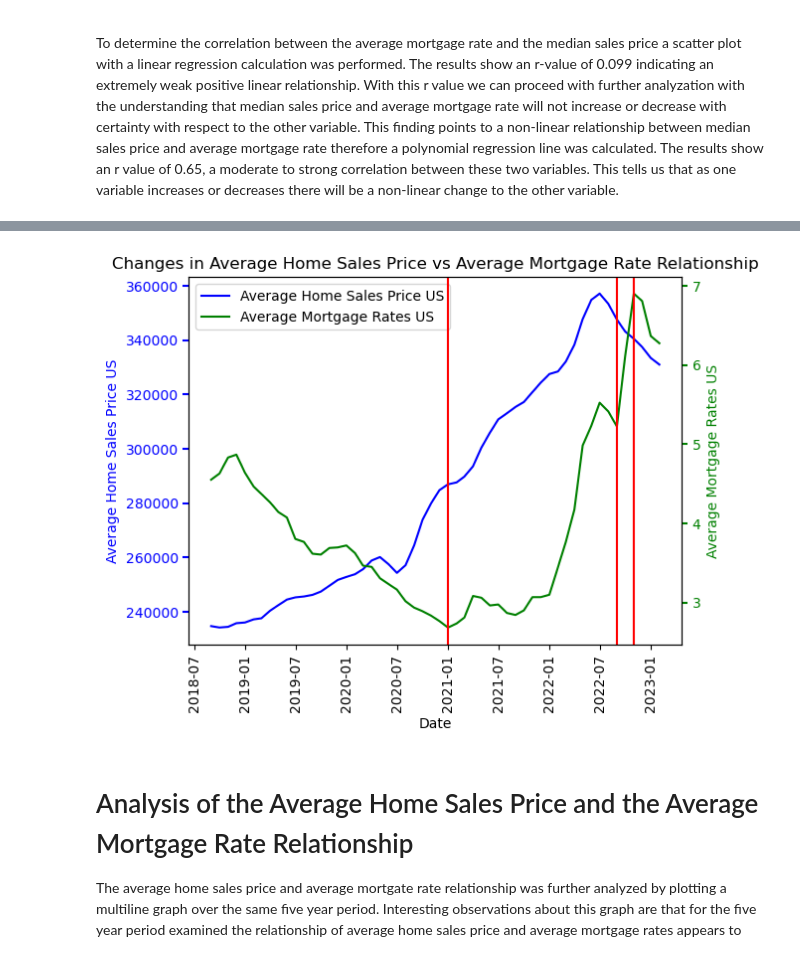
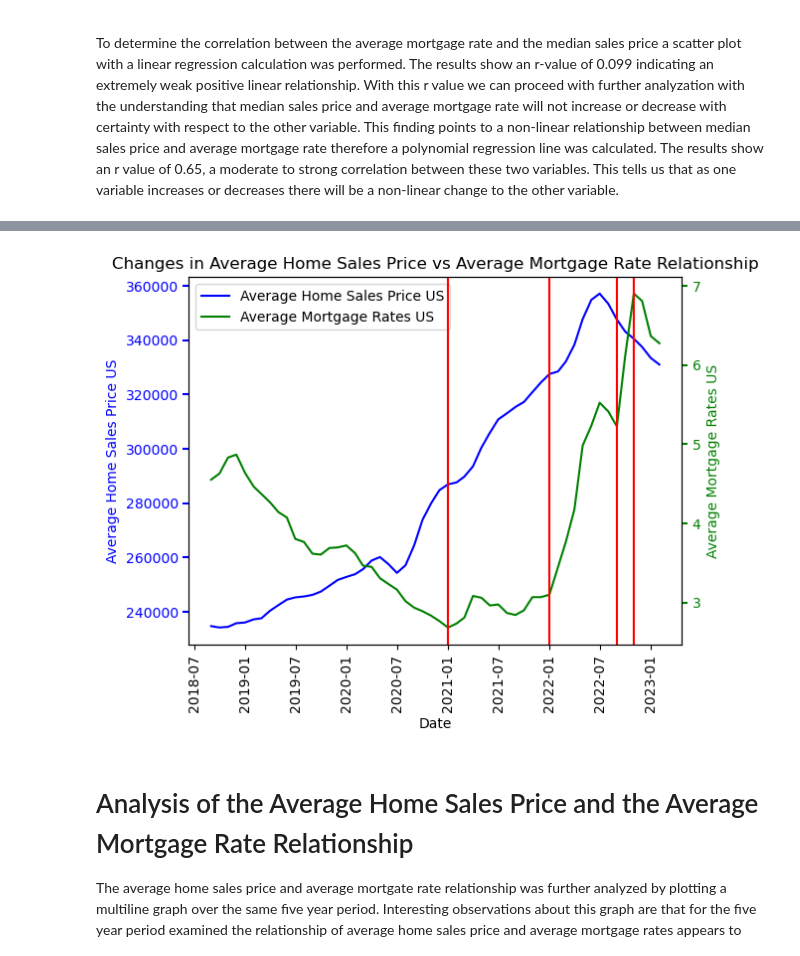
Before and after one commit to ceramicbull/Project-1-Repo, a Jupyter notebook: Group Project One Notebook.ipynb, the cells around one changed output, grey strips where cells are left out. Cells and saved outputs as stored; diff of their text form; code cells hidden in the pictures.

```diff
--- a/Group Project One Notebook.ipynb
+++ b/Group Project One Notebook.ipynb
@@ -741,35 +741,36 @@ fig, ax = plt.subplots()
 twin1 = ax.twinx()
 
 sales_price_plot, = ax.plot(date_2, average_sales_price_us, color="blue", label="Average Home Sales Price US")
 mortgage_rate_plot, = twin1.plot(date_2, average_mortgage_rate_us, color="green", label="Average Mortgage Rates US")
 
 #set tick labels, colors, rotation
 for tick in ax.get_xticklabels():
     tick.set_rotation(90)
 
 tkw = dict(size=4, width=1.5)
 ax.tick_params(axis='y', colors=sales_price_plot.get_color(), **tkw)
 twin1.tick_params(axis='y', colors=mortgage_rate_plot.get_color(), **tkw)
 
 ax.yaxis.label.set_color(sales_price_plot.get_color())
 twin1.yaxis.label.set_color(mortgage_rate_plot.get_color())
 
 #set labels
 ax.set_xlabel('Date')
 ax.set_ylabel('Average Home Sales Price US')
 twin1.set_ylabel("Average Mortgage Rates US")
 ax.legend(handles = [sales_price_plot, mortgage_rate_plot])
 #plot vlines at points where relationship changes
 plt.axvline(pd.Timestamp('2021-01-01'),color='r')
+plt.axvline(pd.Timestamp('2022-01-01'),color='r')
 plt.axvline(pd.Timestamp('2022-09-01'),color='r')
 plt.axvline(pd.Timestamp('2022-11-01'),color='r')
 # Save the figure
-#plt.savefig("ChangeRelationshipSalesPricevsMortRate.png")
+#plt.savefig("cp_ChangeRelationshipSalesPricevsMortRate.png")
 plt.title("Changes in Average Home Sales Price vs Average Mortgage Rate Relationship")
 #show plot
 plt.show()
 # %% [output]
-[figure, old version]
+[figure, new version]
 # %% [markdown]
 # Analysis of the Average Home Sales Price and the Average Mortgage Rate Relationship
 The average home sales price and average mortgate rate relationship was further analyzed by plotting a multiline graph over the same five year period. Interesting observations about this graph are that for the five year period examined the relationship of average home sales price and average mortgage rates appears to change throughout the time period. Three vertical lines were added at the time points where the changes appear to occur which were January 1st, 2021, September 1st, 2021 and November 1st, 2021. From July 2018 to January 2021 there is a clear inverse relationship showing a steady increase in average home sales and a steady decrease in mortgage rates. January 2021 shows a change in the trajectory of the average mortgage rate which is now on a slight increase. A year later, the slope of the mortgage rate line increases and both the home sales price and mortgage rate lines increase. There is a short-lived change back to an inverse relationship from September 1st to November 1st, however after November 1st the relationship appears to revert back to both lines sharing the same trajectory only this time both are decreasing. By showing the points in time where the relationship appears to change, it is easier to observe the dynamic relationship between average mortgage rates and median home sales prices over this time period. Identifying these points can allow for further analysis into the potential causes of these changes.
```
Also changed, not shown: parts of 3 cells of this notebook.
